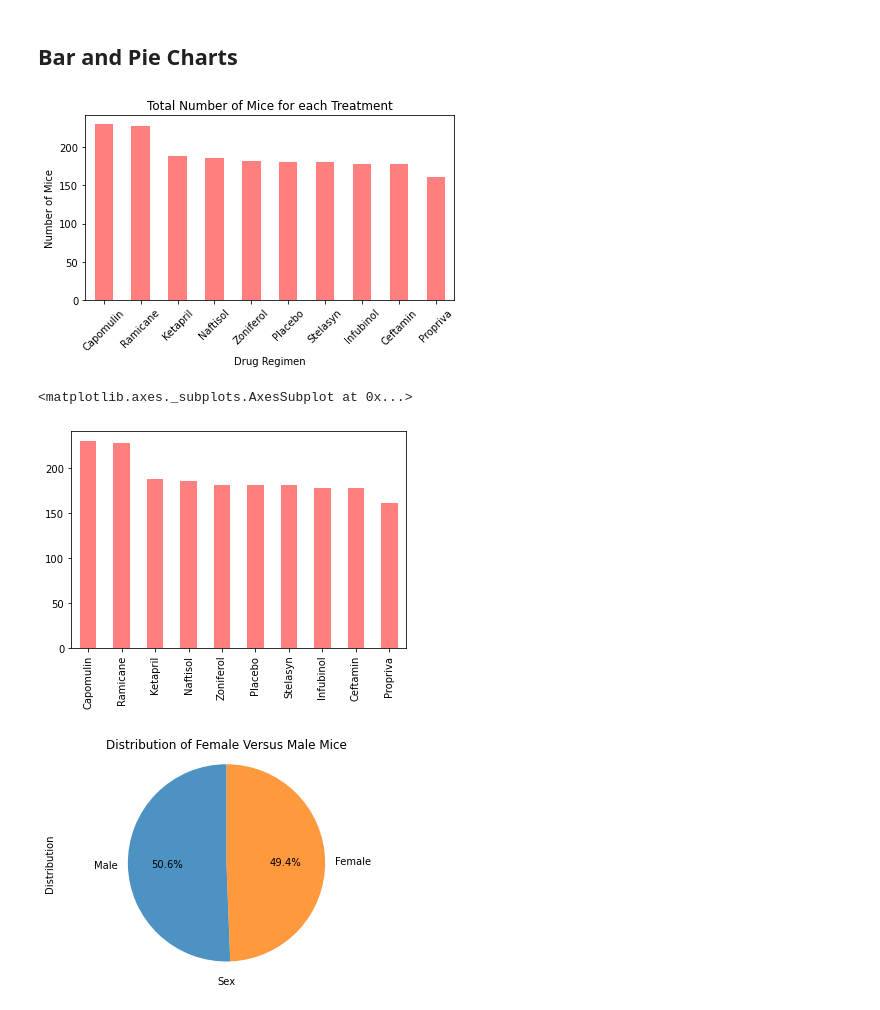
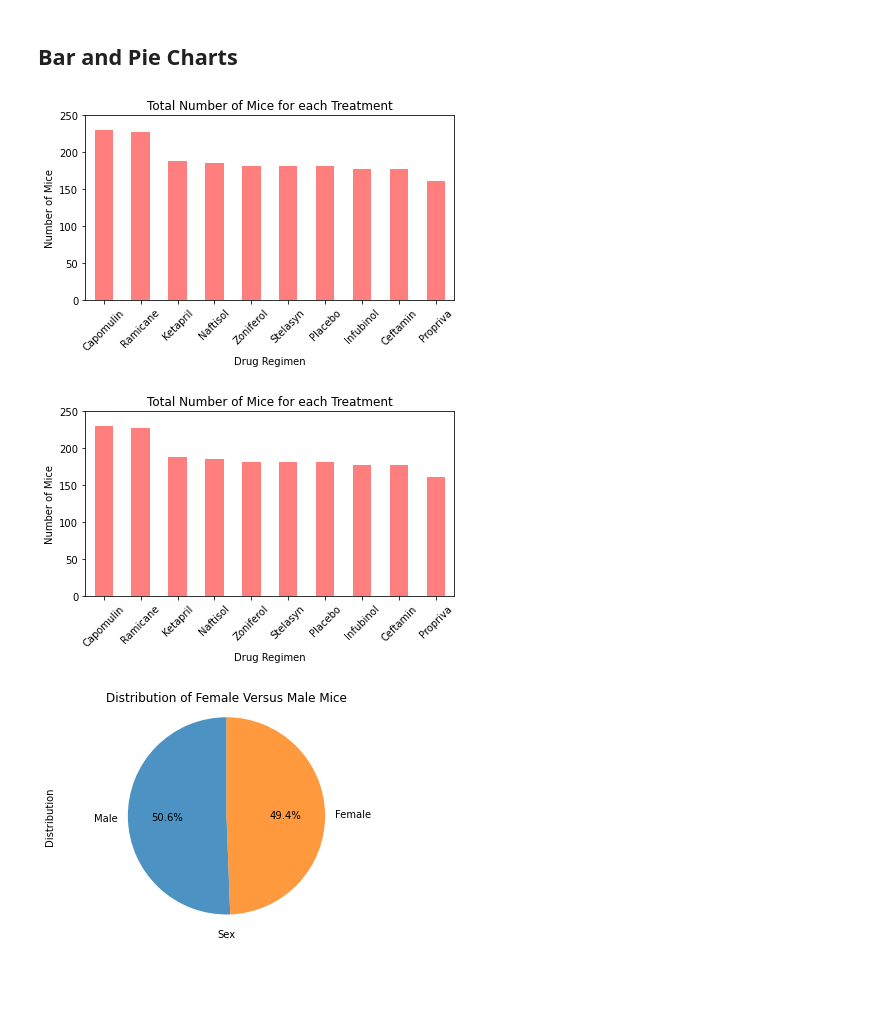
Before and after one commit to SybileC/matplotlib-challenge, a Jupyter notebook: 02-Homework_05-Matplotlib_Instructions_Pymaceuticals_pymaceuticals_starter.ipynb, the cells around one changed output. Cells and saved outputs as stored; diff of their text form; code cells hidden in the pictures; blank space fills up the shorter version.

```diff
--- a/02-Homework_05-Matplotlib_Instructions_Pymaceuticals_pymaceuticals_starter.ipynb
+++ b/02-Homework_05-Matplotlib_Instructions_Pymaceuticals_pymaceuticals_starter.ipynb
@@ -136,47 +136,51 @@ summary_statistics2
 # Generate a bar plot showing the total number of mice for each treatment throughout the course of the study using pandas.
 drug_count = duplicate_mice["Drug Regimen"].value_counts()
 # tick_settings = [value for value in drugs]
-# drugs = duplicate_mice["Drug Regimen"].unique()
+drugs = duplicate_mice["Drug Regimen"].unique()
 drug_count.plot(kind='bar', facecolor='r', alpha=0.5)
 plt.title("Total Number of Mice for each Treatment")
 plt.ylabel("Number of Mice")
 plt.xlabel("Drug Regimen")
 plt.xticks(rotation=45)
-
+plt.xlim(-0.5, len(drugs) -0.5)
+plt.ylim(0, 250)
 
 # drug_count.set_xticklabels(tick_settings, rotation=45)
 plt.tight_layout()
 # %% [output]
-[figure, old version]
+[figure, new version]
 # %%
 # Generate a bar plot showing the total number of mice for each treatment throughout the course of the study using pyplot.
 list_drugs = duplicate_mice["Drug Regimen"]
 drugs = list_drugs.unique()
 # drugs = ['Capomulin', 'Ramicane', 'Ketapril', 'Naftisol', 'Zoniferol',
 #          'Placebo', 'Stelasyn', 'Infubinol', 'Ceftamin', 'Propriva']
 mice_count = list_drugs.value_counts()
 mice_count
 mice_count.plot.bar(mice_count, color='r', alpha=0.5, align='center')
 # tick_locations = [value for value in drugs]
 # plt.bar(drugs, mice_count, color='r', alpha=0.5, align='center')
 # plt.xticks(tick_locations, drugs, rotation=45)
-# plt.title("Total Number of Mice for each Treatment")
-# plt.ylabel("Number of Mice")
-# plt.xlabel("Drug Regimen")
-# plt.show()
+plt.xticks(rotation=45)
+plt.title("Total Number of Mice for each Treatment")
+plt.ylabel("Number of Mice")
+plt.xlabel("Drug Regimen")
+plt.xlim(-0.5, len(drugs) -0.5)
+plt.ylim(0, 250)
+plt.tight_layout()
+plt.show()
 
 # drugs = duplicate_mice["Drug Regimen"].value_counts()
 # tick_locations = [value for value in drugs]
 # plt.bar(drugs, drug_regimen["Mouse ID"], color='r', alpha=0.5, align='center')
 # plt.xticks(tick_locations, drug_regimen["Drug Regimen"], rotation='vertical')
 # plt.show()
 # x_axis = drug_regimen
 # y_axis = drug_regimen["Mouse ID"].count()
 # plt.bar(x_axis, y_axis)
 # plt.show()
 # %% [output]
-<matplotlib.axes._subplots.AxesSubplot at 0x...>
-[figure, old version]
+[figure, new version]
 # %%
 # Generate a pie plot showing the distribution of female versus male mice using pandas
 gender_count = duplicate_mice["Sex"].value_counts()
```
Also changed, not shown: parts of 3 cells of this notebook.
